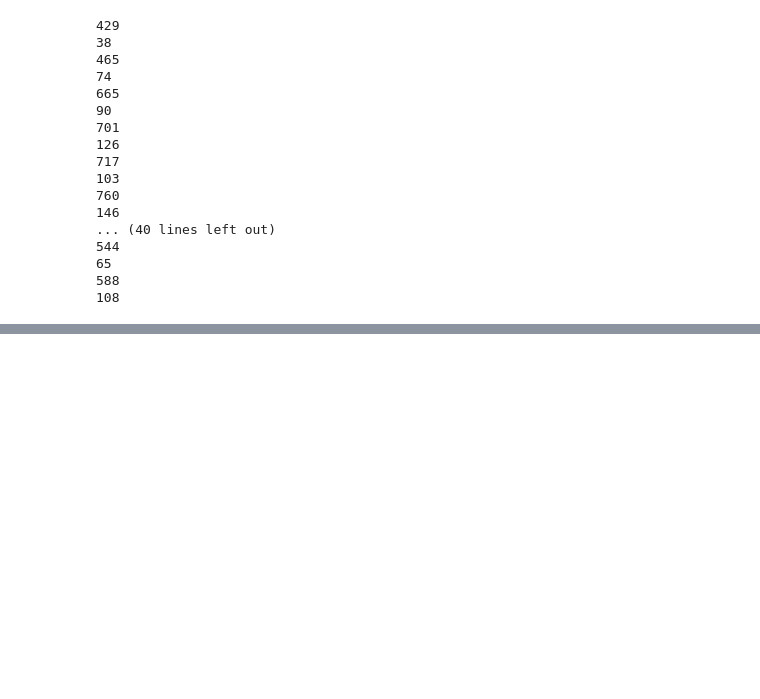
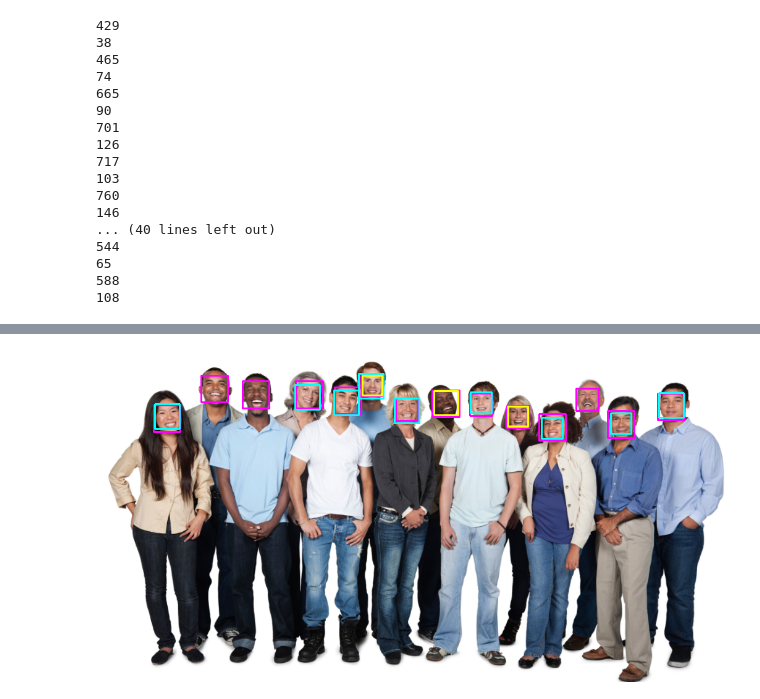
Before and after one commit to Subhamnation/Computer_Vision_Masterclass_projects, a Jupyter notebook: Face_Detection_Using_HOG_and_Dlib.ipynb, the cells around one changed output, grey strips where cells are left out. Drawn from its saved outputs; the diff is of its cells as text; code cells hidden in the pictures; blank space fills up the shorter version.

```diff
--- a/Face_Detection_Using_HOG_and_Dlib.ipynb
+++ b/Face_Detection_Using_HOG_and_Dlib.ipynb
@@ -96,0 +96,7 @@ cv2_imshow(image)
+# %%
+for face in detections:
+  l,t,r,b = face.left(),face.top(),face.right(),face.bottom()
+  cv2.rectangle(image, (l,t), (r,b), (0,255, 255), 2 )
+cv2_imshow(image)
+# %% [output]
+[figure, added]
```
Also changed, not shown: parts of 5 cells of this notebook.
